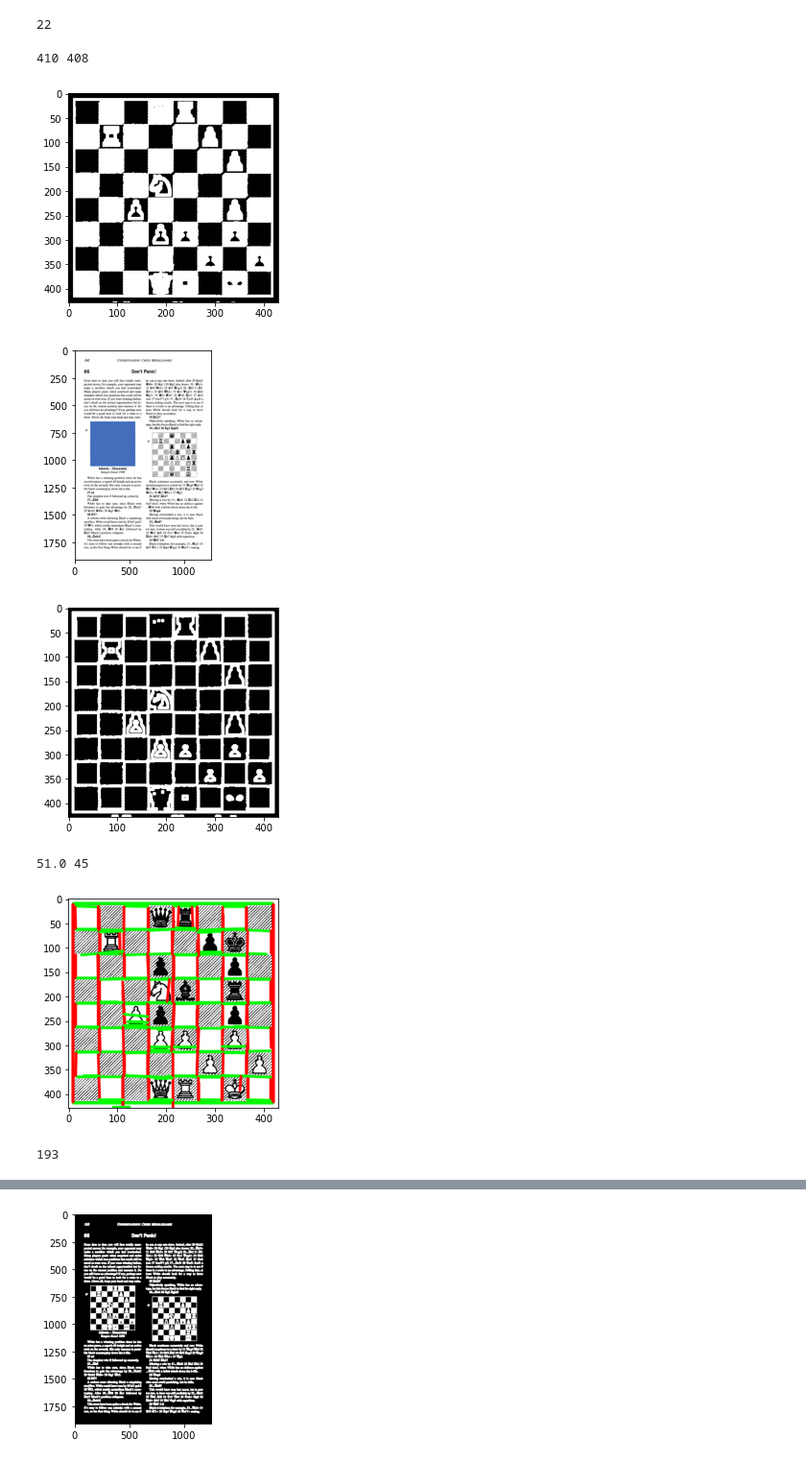
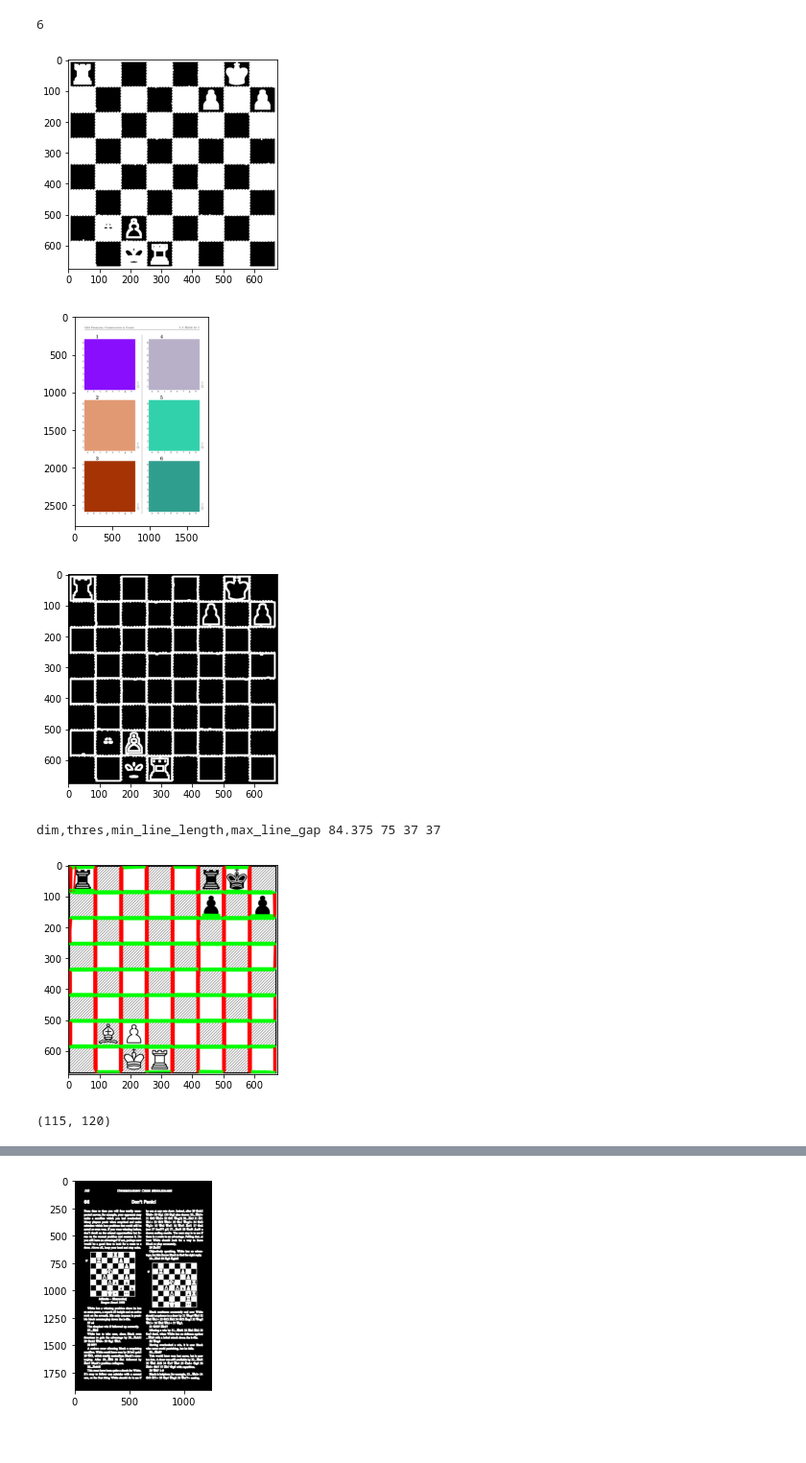
Before and after one commit to jamarshon/chesspdftofen, a Jupyter notebook: chesspdftofen/mynotebook.ipynb, the cells around one changed output, grey strips where cells are left out. Shown at 96% size. Saved outputs shown, nothing was run; the diff lists cells and outputs as text; code cells hidden in the pictures.

Commit message:
segment_boards.py

```diff
--- a/chesspdftofen/mynotebook.ipynb
+++ b/chesspdftofen/mynotebook.ipynb
@@ -11,7 +11,8 @@ import tempfile
 def sw(im):
     plt.imshow(cv2.cvtColor(im, cv2.COLOR_BGR2RGB))
 # %%
-image_path = '..\\data\\dev\\1n.jpg'
+# image_path = '..\\data\\dev\\1n.jpg'
+image_path = '..\\data\\dev\\23.jpg'
 # %%
 im = cv2.imread(image_path, 0)
 ret,th = cv2.threshold(im, 225, 255, cv2.THRESH_BINARY_INV)
@@ -28,10 +29,12 @@ contours, hierarchy = cv2.findContours(th2, cv2.RETR_TREE, cv2.CHAIN_APPROX_SIMP
 
 contours.sort(key=lambda cnt: cv2.contourArea(cnt), reverse=True)
 filtered_contours = []
-buf = 10
+filtered_rects = []
+buf = 0
+min_area = 64*25*25
 for i, cnt in enumerate(contours):
   area = cv2.contourArea(cnt)
-  if not (1000 <= area):
+  if not (min_area <= area):
     # print('area', area)
     continue
   epsilon = 0.01*cv2.arcLength(cnt,True)
@@ -46,29 +49,23 @@ for i, cnt in enumerate(contours):
   if abs(w - h) > 25:
     # print('x,y,w,h', x, y, w, h)
     continue
-  potential_board = im[max(y - buf, 0):min(y + h + buf, h_max), max(x - buf, 0):min(x + w + buf, w_max)]
-  pb_th2 = th2[max(y - buf, 0):min(y + h + buf, h_max), max(x - buf, 0):min(x + w + buf, w_max)]
 
+  rect = (max(y - buf, 0), min(y + h + buf, h_max), max(x - buf, 0), min(x + w + buf, w_max))
   filtered_contours.append(cnt)
-#   break
+  filtered_rects.append(rect)
 # %%
 len(filtered_contours)
 # %% [output]
-22
+6
-# %%
-cnt = contours[0]
-x, y, w, h = cv2.boundingRect(cnt)
-h_max, w_max = im.shape
-print(w,h)
-potential_board = im[max(y - buf, 0):min(y + h + buf, h_max), max(x - buf, 0):min(x + w + buf, w_max)]
-pb_th2 = th2[max(y - buf, 0):min(y + h + buf, h_max), max(x - buf, 0):min(x + w + buf, w_max)]
-# %% [output]
-410 408
+# %%
+rect = filtered_rects[1]
+potential_board = im[rect[0]:rect[1], rect[2]:rect[3]]
+pb_th2 = th2[rect[0]:rect[1], rect[2]:rect[3]]
 # %%
-sw(potential_board)
+# sw(potential_board)
 sw(pb_th2)
 # %% [output]
-[figure, old version]
+[figure, new version]
 # %%
 con = cv2.imread(image_path, 1)
 for c in filtered_contours:
@@ -76,54 +73,54 @@ for c in filtered_contours:
   cv2.drawContours(con, [c], -1, color, -1);
 sw(con)
 # %% [output]
-[figure, old version]
+[figure, new version]
 # %%
-# pb_th3 = np.zeros((100, 100), dtype=np.uint8)
-# pb_th3[25:75, 25:75] = 255
-# lap = cv2.Laplacian(pb_th2, cv2.CV_64F)
 lap = cv2.Laplacian(pb_th2, cv2.CV_64F)
 lap = np.uint8(np.absolute(lap))
 kernel = np.ones((5,5), np.uint8)
 lap2 = cv2.dilate(lap, kernel)
 sw(lap2)
 # %% [output]
-[figure, old version]
+[figure, new version]
 # %%
 cdstP = cv2.cvtColor(potential_board, cv2.COLOR_GRAY2RGB)
 dim = min(w, h) / 8
 thres = int(0.9*dim)
+min_line_length = max(thres // 2, 20)
+max_line_gap = max(thres // 2, 20)
 
-linesP = cv2.HoughLinesP(lap, rho=1, theta=np.pi / 180, threshold=thres, lines=None,
-                         minLineLength=thres // 2, maxLineGap=thres // 2)
+print('dim,thres,min_line_length,max_line_gap',dim,thres,min_line_length,max_line_gap)
+
+linesP = cv2.HoughLinesP(lap2, rho=1, theta=np.pi / 180, threshold=thres, lines=None,
+                         minLineLength=min_line_length, maxLineGap=max_line_gap)
 hls = []
 vls = []
 if linesP is not None:
     for i in range(0, len(linesP)):
       l = linesP[i][0]
       is_hor = abs(l[0] - l[2]) < 10
       is_vert = abs(l[1] - l[3]) < 10
       if is_hor or is_vert:
         if is_hor:
           color = (0, 0, 255)
           hls.append(l)
         else:
           color = (0, 255, 0)
           vls.append(l)
 
 #         color = list(np.random.random(size=3) * 256)
         cv2.line(cdstP, (l[0], l[1]), (l[2], l[3]), color, 3, cv2.LINE_AA)
 #         cv2.circle(cdstP, (l[0], l[1]), 5, color, -1)
 #         cv2.circle(cdstP, (l[2], l[3]), 5, color, -1)
 sw(cdstP)
-print(dim, thres)
-# cv2.imwrite('../data/dev/edge th2 laplacian houghlineP 2.png', cdstP)
+# cv2.imwrite('../data/dev/edge th2 laplacian houghlineP 23.png', cdstP)
 # %% [output]
-51.0 45
+dim,thres,min_line_length,max_line_gap 84.375 75 37 37
-[figure, old version]
+[figure, new version]
-# %%
-len(ls)
-# %% [output]
-193
+# %%
+len(hls), len(vls)
+# %% [output]
+(115, 120)
 # %%
 def find_intersection(line1, line2):
     # extract points
```
Also changed, not shown: parts of 8 cells of this notebook, 6 other files.
